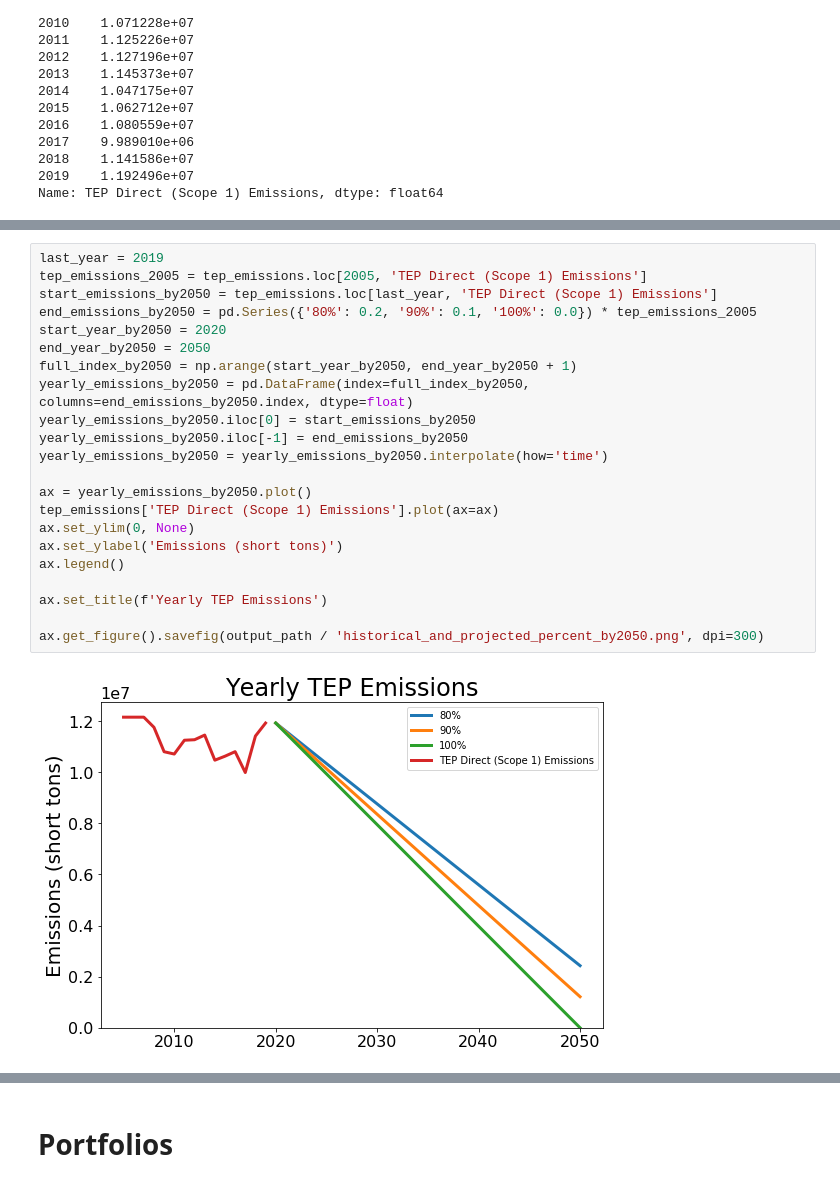
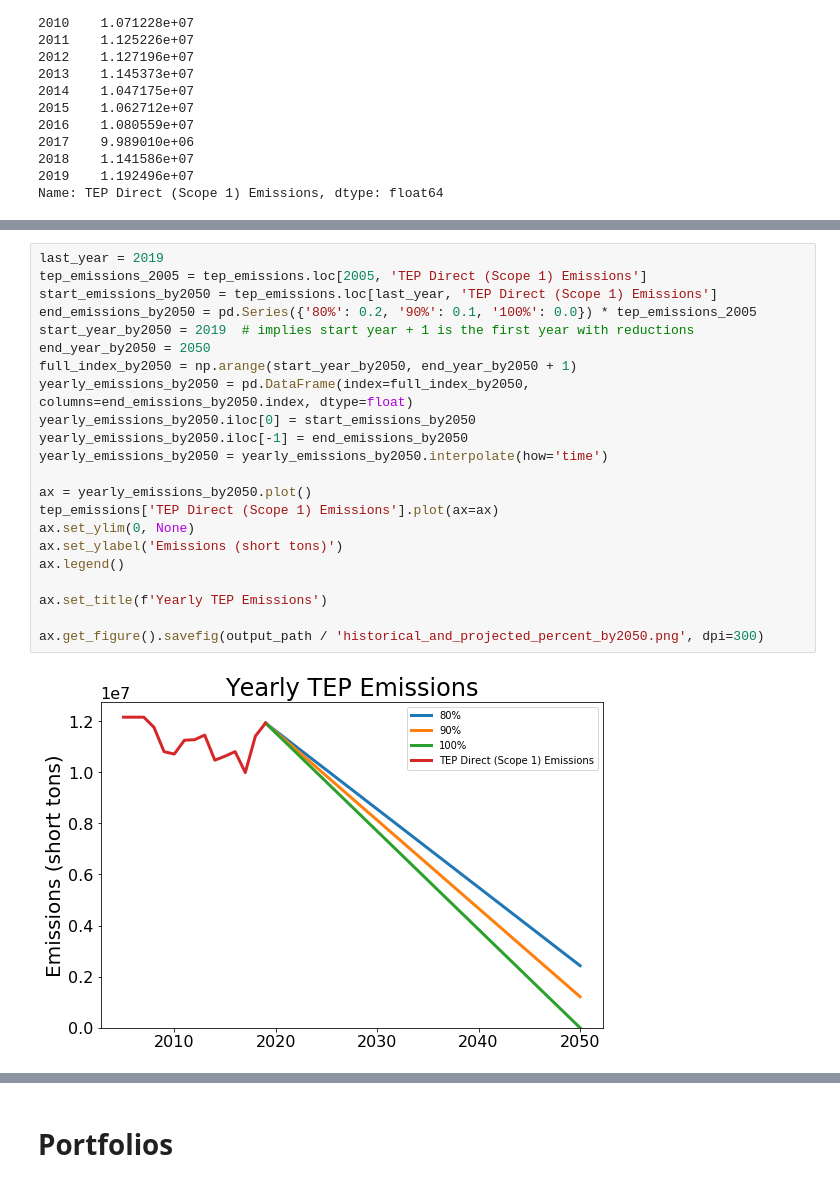
Before and after one commit to CLIMAS-UA/tepcarbon, a Jupyter notebook: tep_carbon.ipynb, the cells around one changed output, grey strips where cells are left out. Saved outputs shown, nothing was run; the diff lists cells and outputs as text.

```diff
--- a/tep_carbon.ipynb
+++ b/tep_carbon.ipynb
@@ -604,24 +618,24 @@ Name: TEP Direct (Scope 1) Emissions, dtype: float64
 # %%
 last_year = 2019
 tep_emissions_2005 = tep_emissions.loc[2005, 'TEP Direct (Scope 1) Emissions']
 start_emissions_by2050 = tep_emissions.loc[last_year, 'TEP Direct (Scope 1) Emissions']
 end_emissions_by2050 = pd.Series({'80%': 0.2, '90%': 0.1, '100%': 0.0}) * tep_emissions_2005
-start_year_by2050 = 2020
+start_year_by2050 = 2019  # implies start year + 1 is the first year with reductions
 end_year_by2050 = 2050
 full_index_by2050 = np.arange(start_year_by2050, end_year_by2050 + 1)
 yearly_emissions_by2050 = pd.DataFrame(index=full_index_by2050, columns=end_emissions_by2050.index, dtype=float)
 yearly_emissions_by2050.iloc[0] = start_emissions_by2050
 yearly_emissions_by2050.iloc[-1] = end_emissions_by2050
 yearly_emissions_by2050 = yearly_emissions_by2050.interpolate(how='time')
 
 ax = yearly_emissions_by2050.plot()
 tep_emissions['TEP Direct (Scope 1) Emissions'].plot(ax=ax)
 ax.set_ylim(0, None)
 ax.set_ylabel('Emissions (short tons)')
 ax.legend()
 
 ax.set_title(f'Yearly TEP Emissions')
 
 ax.get_figure().savefig(output_path / 'historical_and_projected_percent_by2050.png', dpi=300)
 # %% [output]
-[figure, old version]
+[figure, new version]
```
Also changed, not shown: parts of 25 cells of this notebook, 44 other files.
